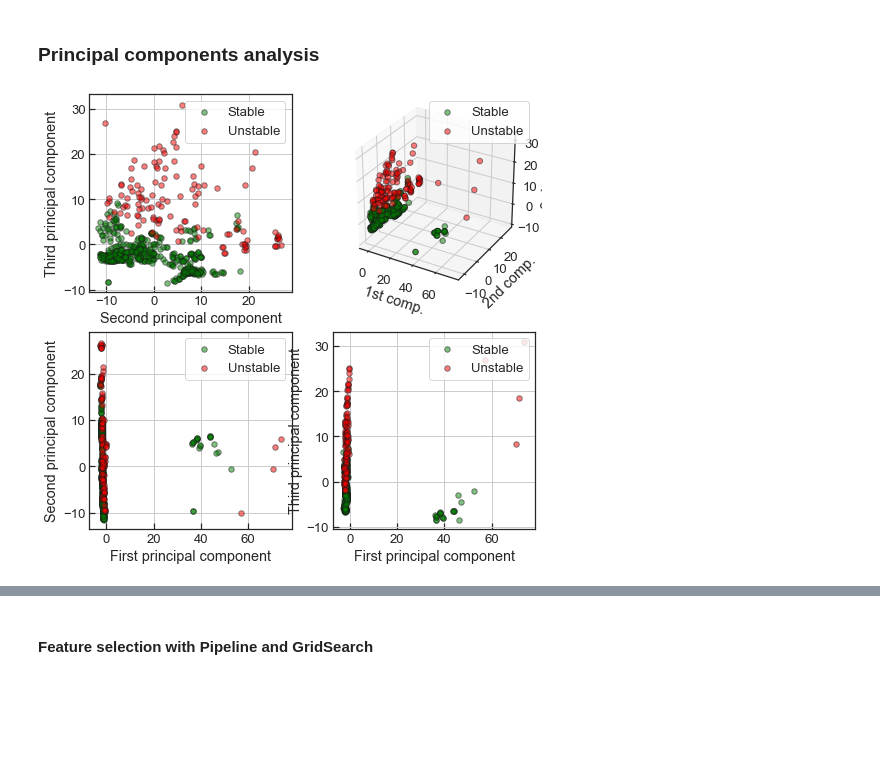
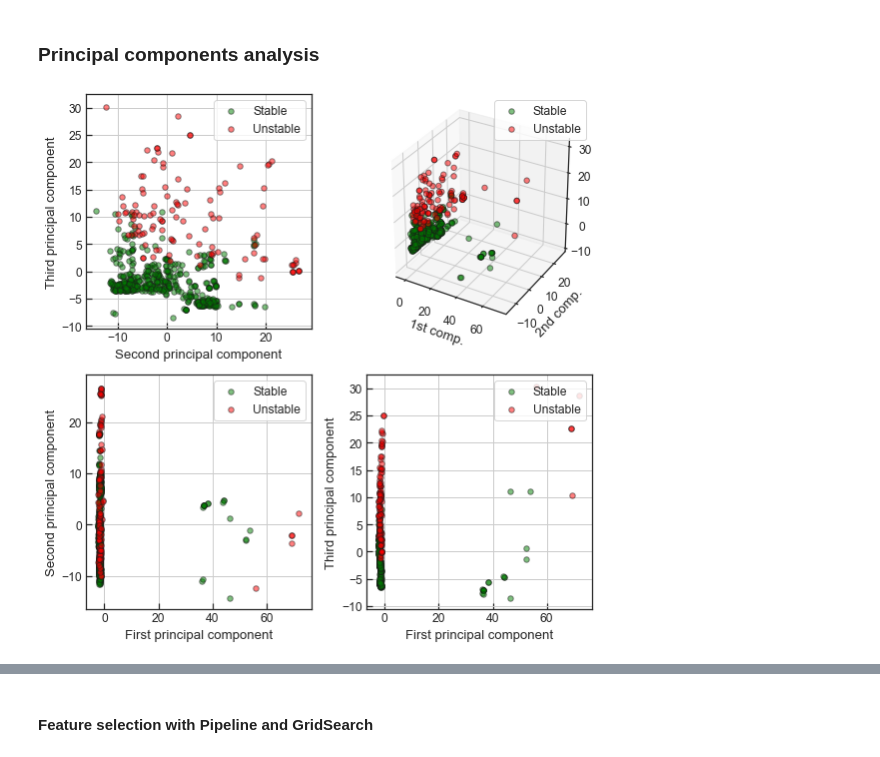
Before and after one commit to sarajcev/PSS-ML, a Jupyter notebook: PSStabML.ipynb, the cells around one changed output, grey strips where cells are left out. Saved outputs shown, nothing was run; the diff lists cells and outputs as text; code cells hidden in the pictures; blank space fills up the shorter version.

```diff
--- a/PSStabML.ipynb
+++ b/PSStabML.ipynb
@@ -34,7 +39,7 @@ from sklearn.pipeline import Pipeline, FeatureUnion
 %matplotlib inline
 # %%
 # Figure aesthetics
-sns.set(context='notebook', style='white', font_scale=1.2)
+sns.set(context='notebook', style='white', font_scale=1.1)
 sns.set_style('ticks', {'xtick.direction':'in', 'ytick.direction':'in'})
 # %%
 # ancilary function from: https://github.com/amueller/introduction_to_ml_with_python/blob/master/mglearn/tools.py
@@ -197,36 +218,37 @@ ax0.set_xlabel('Second principal component')
 ax0.set_ylabel('Third principal component')
 ax0.grid()
 ax1 = fig.add_subplot(222, projection='3d')
 ax1.scatter(X3_test[idx_stable,0], X3_test[idx_stable,1], X3_test[idx_stable,2],
               s=30, c='green', marker='o', edgecolors='k', alpha=0.5, label='Stable')
 ax1.scatter(X3_test[~idx_stable,0], X3_test[~idx_stable,1], X3_test[~idx_stable,2],
               s=30, c='red', marker='o', edgecolors='k', alpha=0.5, label='Unstable')
 ax1.legend(loc='upper right')
 ax1.set_xlabel('1st comp.')
 ax1.set_ylabel('2nd comp.')
-ax1.set_zlabel('3rd comp.')
+#ax1.set_zlabel('3rd comp.')
 ax0 = fig.add_subplot(223)
 ax0.scatter(X3_test[idx_stable,0], X3_test[idx_stable,1],
               s=30, c='green', marker='o', edgecolors='k', alpha=0.5, label='Stable')
 ax0.scatter(X3_test[~idx_stable,0], X3_test[~idx_stable,1],
               s=30, c='red', marker='o', edgecolors='k', alpha=0.5, label='Unstable')
 ax0.legend(loc='upper right')
 ax0.set_xlabel('First principal component')
 ax0.set_ylabel('Second principal component')
 ax0.grid()
 ax0 = fig.add_subplot(224)
 ax0.scatter(X3_test[idx_stable,0], X3_test[idx_stable,2],
               s=30, c='green', marker='o', edgecolors='k', alpha=0.5, label='Stable')
 ax0.scatter(X3_test[~idx_stable,0], X3_test[~idx_stable,2],
               s=30, c='red', marker='o', edgecolors='k', alpha=0.5, label='Unstable')
 ax0.legend(loc='upper right')
 ax0.set_xlabel('First principal component')
 ax0.set_ylabel('Third principal component')
 ax0.grid()
-#fig.tight_layout()
+fig.tight_layout()
+plt.savefig('PCA-3D.png', dpi=600)
 plt.show()
 # %% [output]
-[figure, old version]
+[figure, new version]
 # %%
 # Average LR accuracy with only three principal components as features
 scores = cross_val_score(LR(C=best_c, multi_class='ovr', solver='newton-cg',
```
Also changed, not shown: parts of 80 cells of this notebook, 2 other files.
